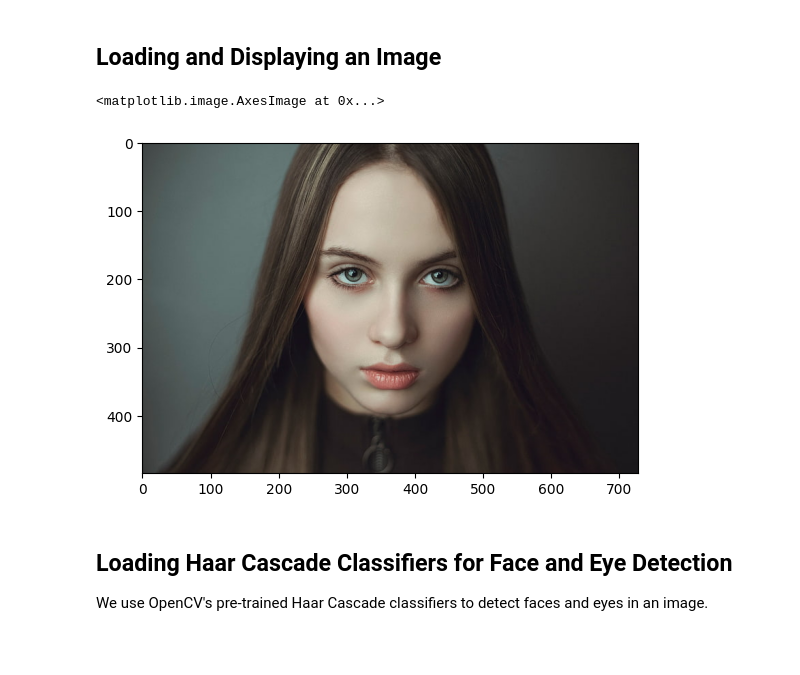
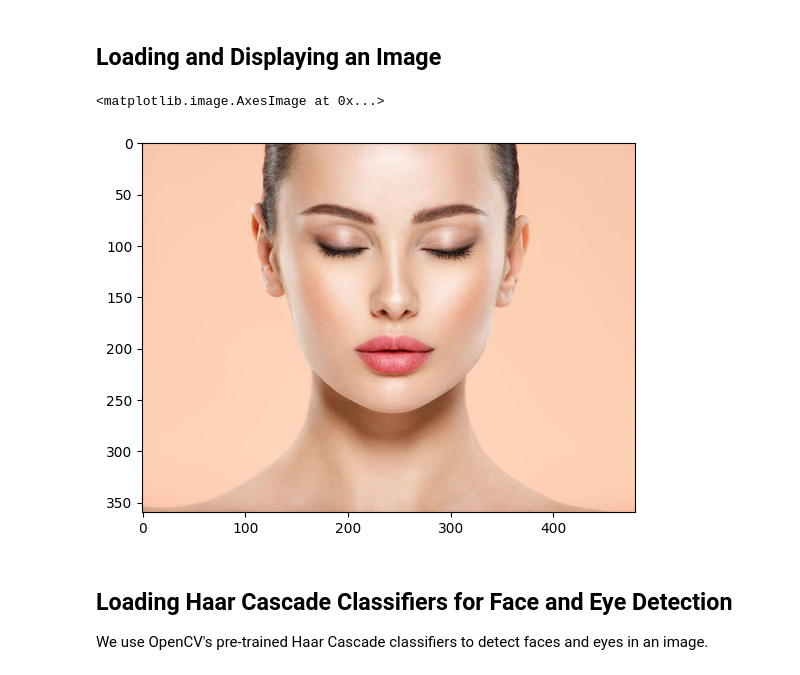
Before and after one commit to oussemamansouri/Real-Time-Drowsiness-Detection, a Jupyter notebook: Model Test With images.ipynb, the cells around one changed output. Drawn from its saved outputs; the diff is of its cells as text; code cells hidden in the pictures; blank space fills up the shorter version.

```diff
--- a/Model Test With images.ipynb
+++ b/Model Test With images.ipynb
@@ -15,11 +15,11 @@ class_names = ['Close-Eyes', 'Open-Eyes']
 # %% [markdown]
 ## Loading and Displaying an Image
 # %%
-img = cv2.imread("women-face-portrait-simple-background-wallpaper-preview.jpg")
+img = cv2.imread("360_F_335536024_XxfITBP7CIkSFw9VLnvixjuzPVXTISRf.jpg")
 plt.imshow(cv2.cvtColor(img, cv2.COLOR_BGR2RGB))
 # %% [output]
 <matplotlib.image.AxesImage at 0x...>
-[figure, old version]
+[figure, new version]
 # %% [markdown]
 ## Loading Haar Cascade Classifiers for Face and Eye Detection
 
```
Also changed, not shown: parts of 5 cells of this notebook.
